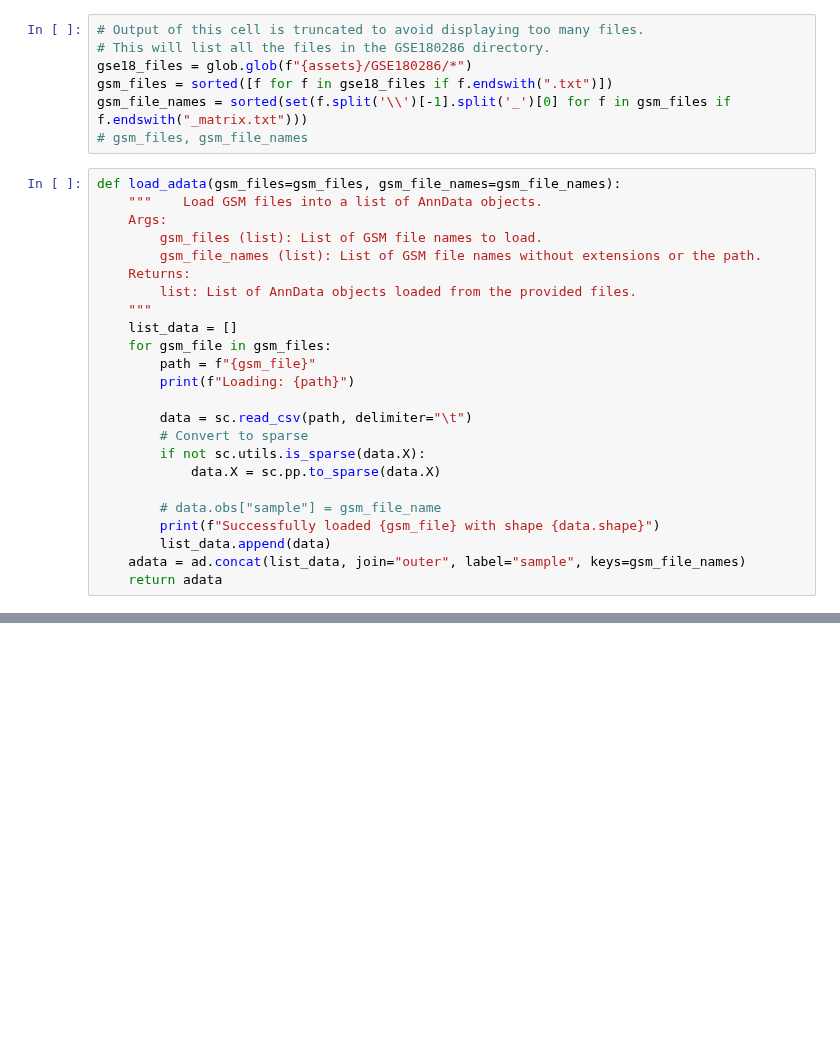
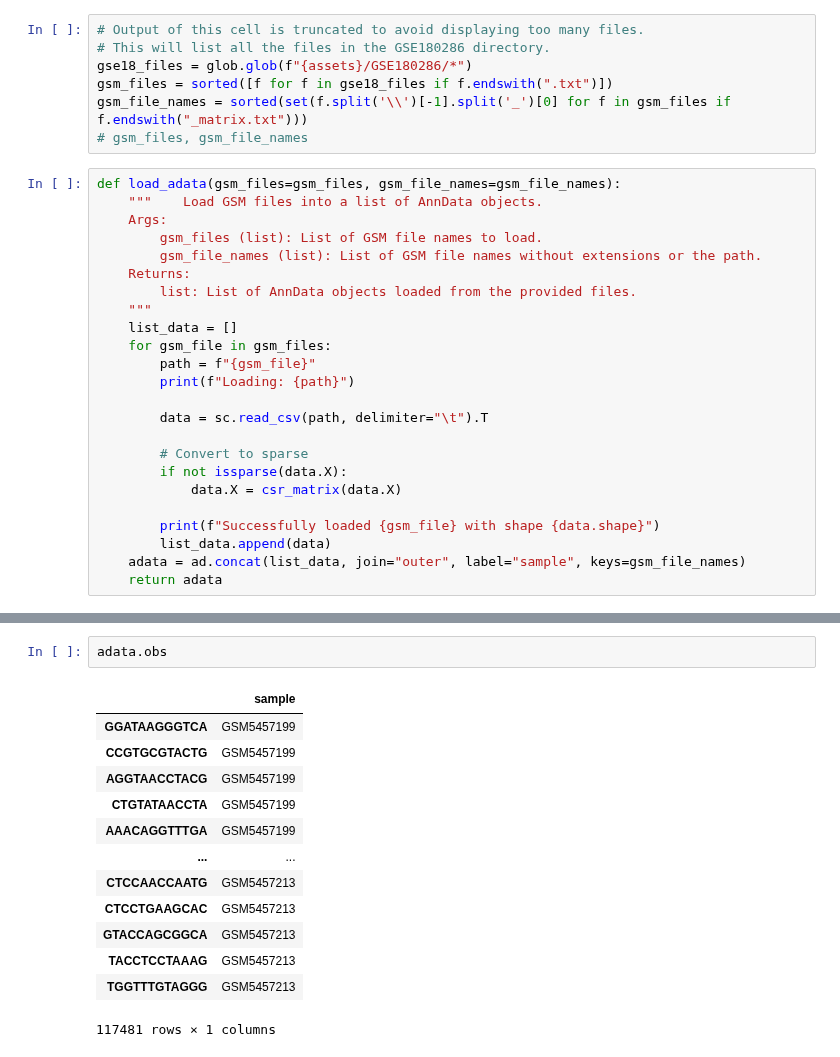
Before and after one commit to oliverraj/interpretable-machine-learning-oncology, a Jupyter notebook: notebooks/07_GSE180286_obs.ipynb, the cells around one changed output, grey strips where cells are left out. Drawn from its saved outputs; the diff is of its cells as text; blank space fills up the shorter version.

```diff
--- a/notebooks/07_GSE180286_obs.ipynb
+++ b/notebooks/07_GSE180286_obs.ipynb
@@ -53,12 +50,12 @@ def load_adata(gsm_files=gsm_files, gsm_file_names=gsm_file_names):
         path = f"{gsm_file}"
         print(f"Loading: {path}")
 
-        data = sc.read_csv(path, delimiter="\t")
+        data = sc.read_csv(path, delimiter="\t").T
+
         # Convert to sparse
-        if not sc.utils.is_sparse(data.X):
-            data.X = sc.pp.to_sparse(data.X)
+        if not issparse(data.X):
+            data.X = csr_matrix(data.X)
 
-        # data.obs["sample"] = gsm_file_name
         print(f"Successfully loaded {gsm_file} with shape {data.shape}")
         list_data.append(data)
     adata = ad.concat(list_data, join="outer", label="sample", keys=gsm_file_names)
@@ -89,0 +86,16 @@ MemoryError: Unable to allocate 11.1 GiB for an array with shape (25540, 116820)
+# %%
+adata.obs
+# %% [output]
+|  | sample |
+| GGATAAGGGTCA | GSM5457199 |
+| CCGTGCGTACTG | GSM5457199 |
+| AGGTAACCTACG | GSM5457199 |
+| CTGTATAACCTA | GSM5457199 |
+| AAACAGGTTTGA | GSM5457199 |
+| ... | ... |
+| CTCCAACCAATG | GSM5457213 |
+| CTCCTGAAGCAC | GSM5457213 |
+| GTACCAGCGGCA | GSM5457213 |
+| TACCTCCTAAAG | GSM5457213 |
+| TGGTTTGTAGGG | GSM5457213 |
+117481 rows × 1 columns
```
Also changed, not shown: parts of 57 cells of this notebook.
